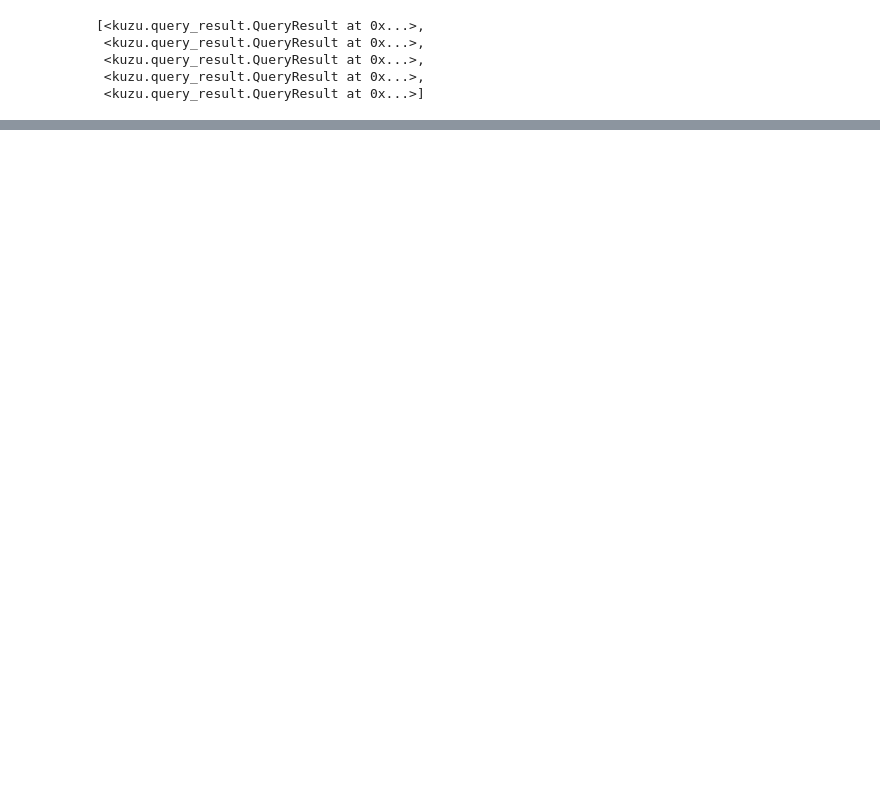
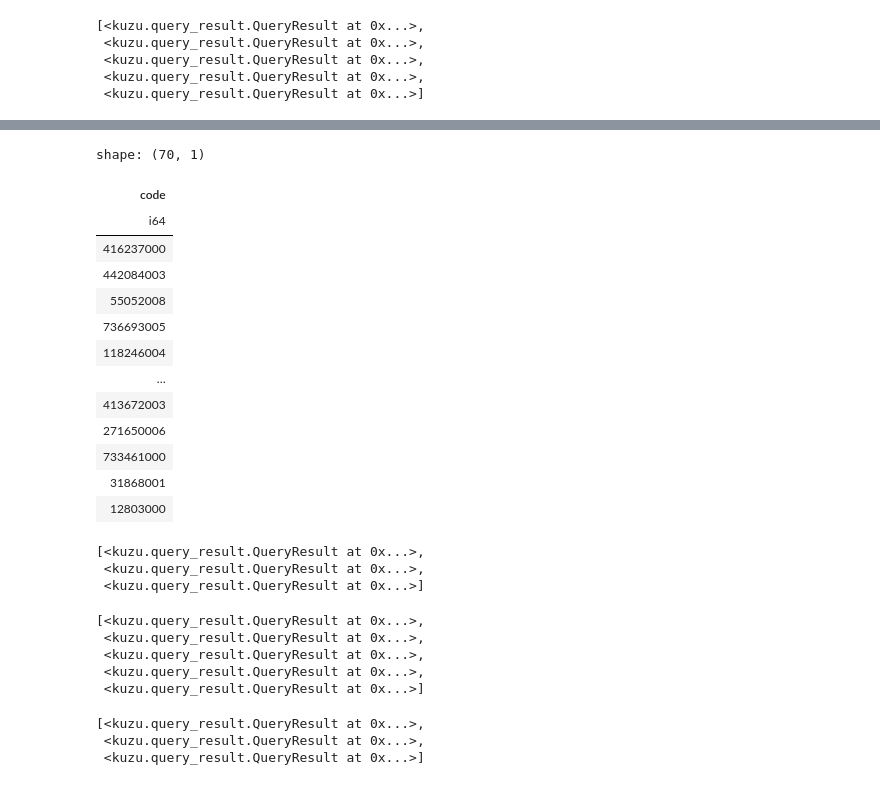
Before and after one commit to PharmAccess/fair-with-fhir, a Jupyter notebook: create-graphdb.ipynb, the cells around one changed output, grey strips where cells are left out. Saved outputs shown, nothing was run; the diff lists cells and outputs as text; code cells hidden in the pictures; blank space fills up the shorter version.

```diff
--- a/create-graphdb.ipynb
+++ b/create-graphdb.ipynb
@@ -206,0 +303,37 @@ conn.execute(
+# %%
+# Unique WHO ANC Code
+who_unique = who.select(
+    pl.col("who_anc_code").alias("code"),
+    pl.col("who_anc_display").alias("rubric"),
+).unique()
+
+# exclude 70 mappings not in snomed
+who_sct = many_to_one.filter((pl.col("target") == "SNOMEDCT")).with_columns(
+    pl.col("code").cast(pl.Int64)
+)
+# %%
+# SCT codes in WHO ANC that are not in SNOMED IPS
+# For example 720407008|Mother victim of domestic violence
+sct_not_in_ips = (
+    who_sct.join(Concept, left_on="code", right_on="id", how="left")
+    .filter(pl.col("active").is_null())
+    .select("code")
+    .unique()
+)
+
+sct_not_in_ips
+# %% [output]
+shape: (70, 1)
+| code |
+| i64 |
+| 416237000 |
+| 442084003 |
+| 55052008 |
+| 736693005 |
+| 118246004 |
+| … |
+| 413672003 |
+| 271650006 |
+| 733461000 |
+| 31868001 |
+| 12803000 |
@@ -206,0 +356,35 @@ conn.execute(
+# %%
+# load WhoAncCode
+conn.execute(
+    "DROP TABLE IF EXISTS WhoAncCode;"
+    + ddl.who_anc.WhoAncCode
+    + "COPY WhoAncCode FROM who_unique;"
+)
+# %% [output]
+[<kuzu.query_result.QueryResult at 0x...>,
+ <kuzu.query_result.QueryResult at 0x...>,
+ <kuzu.query_result.QueryResult at 0x...>]
+# %%
+conn.execute(
+    "DROP TABLE IF EXISTS EquivalentTo;"
+    + ddl.who_anc.EquivalentTo
+    + "COPY EquivalentTo_WhoAncCode_SCT FROM who_sct_equivalent;"
+    + "COPY EquivalentTo_WhoAncCode_ICD10Category3 FROM who_icd10_3;"
+    + "COPY EquivalentTo_WhoAncCode_ICD10Category4 FROM who_icd10_4;"
+)
+# %% [output]
+[<kuzu.query_result.QueryResult at 0x...>,
+ <kuzu.query_result.QueryResult at 0x...>,
+ <kuzu.query_result.QueryResult at 0x...>,
+ <kuzu.query_result.QueryResult at 0x...>,
+ <kuzu.query_result.QueryResult at 0x...>]
+# %%
+conn.execute(
+    "DROP TABLE IF EXISTS RelatedTo;"
+    + ddl.who_anc.RelatedTo
+    + "COPY RelatedTo FROM who_sct_related;"
+)
+# %% [output]
+[<kuzu.query_result.QueryResult at 0x...>,
+ <kuzu.query_result.QueryResult at 0x...>,
+ <kuzu.query_result.QueryResult at 0x...>]
```
Also changed, not shown: parts of 14 cells of this notebook, 2 other files.
